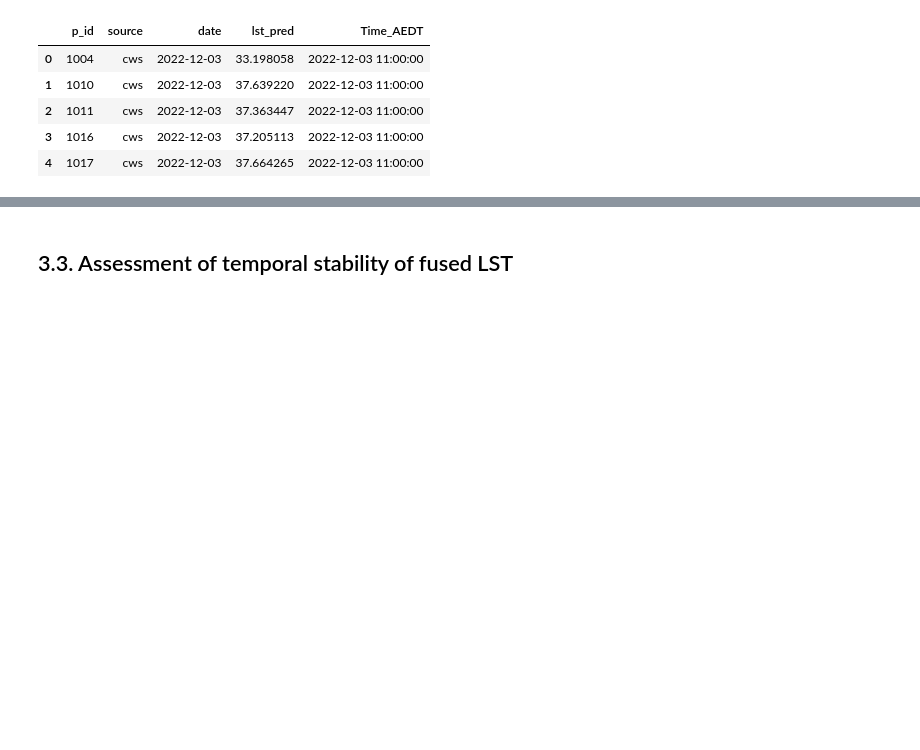
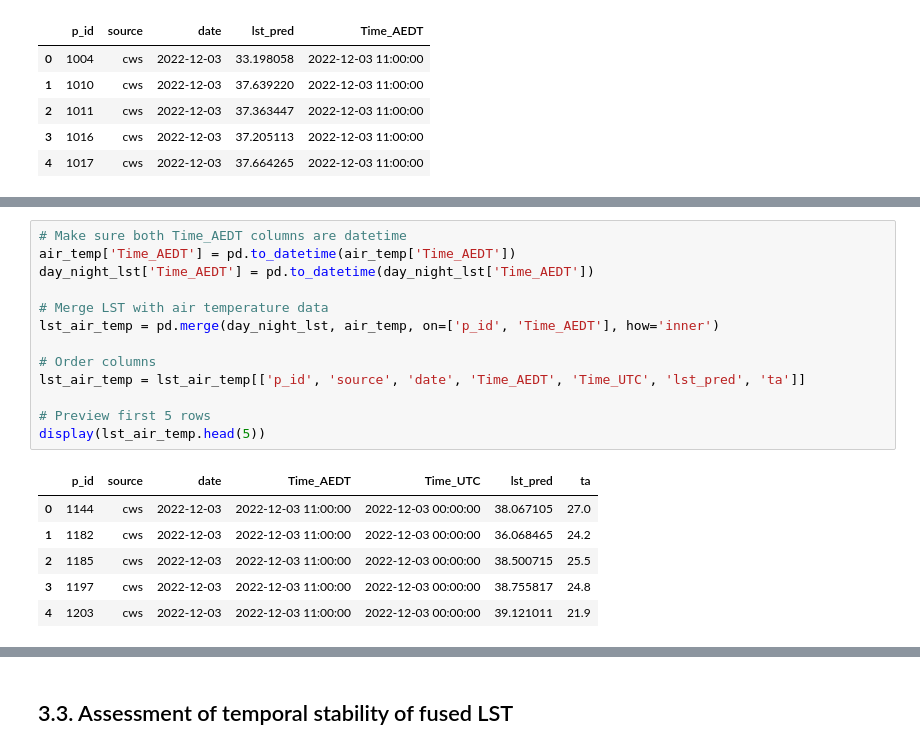
Before and after one commit to percyyvon-r/PhD-chapter2-data-fusion-full-diurnal-lst, a Jupyter notebook: notebook/fused_lst_temporalStability_spatialPatternConsistency.ipynb, the cells around one changed output, grey strips where cells are left out. Saved outputs shown, nothing was run; the diff lists cells and outputs as text; blank space fills up the shorter version.

```diff
--- a/notebook/fused_lst_temporalStability_spatialPatternConsistency.ipynb
+++ b/notebook/fused_lst_temporalStability_spatialPatternConsistency.ipynb
@@ -106,0 +123,20 @@ display(day_night_lst.head(5))
+# %%
+# Make sure both Time_AEDT columns are datetime
+air_temp['Time_AEDT'] = pd.to_datetime(air_temp['Time_AEDT'])
+day_night_lst['Time_AEDT'] = pd.to_datetime(day_night_lst['Time_AEDT'])
+
+# Merge LST with air temperature data
+lst_air_temp = pd.merge(day_night_lst, air_temp, on=['p_id', 'Time_AEDT'], how='inner')
+
+# Order columns
+lst_air_temp = lst_air_temp[['p_id', 'source', 'date', 'Time_AEDT', 'Time_UTC', 'lst_pred', 'ta']]
+
+# Preview first 5 rows
+display(lst_air_temp.head(5))
+# %% [output]
+|  | p_id | source | date | Time_AEDT | Time_UTC | lst_pred | ta |
+| 0 | 1144 | cws | 2022-12-03 | 2022-12-03 11:00:00 | 2022-12-03 00:00:00 | 38.067105 | 27.0 |
+| 1 | 1182 | cws | 2022-12-03 | 2022-12-03 11:00:00 | 2022-12-03 00:00:00 | 36.068465 | 24.2 |
+| 2 | 1185 | cws | 2022-12-03 | 2022-12-03 11:00:00 | 2022-12-03 00:00:00 | 38.500715 | 25.5 |
+| 3 | 1197 | cws | 2022-12-03 | 2022-12-03 11:00:00 | 2022-12-03 00:00:00 | 38.755817 | 24.8 |
+| 4 | 1203 | cws | 2022-12-03 | 2022-12-03 11:00:00 | 2022-12-03 00:00:00 | 39.121011 | 21.9 |
```
Also changed, not shown: parts of 2 cells of this notebook.
